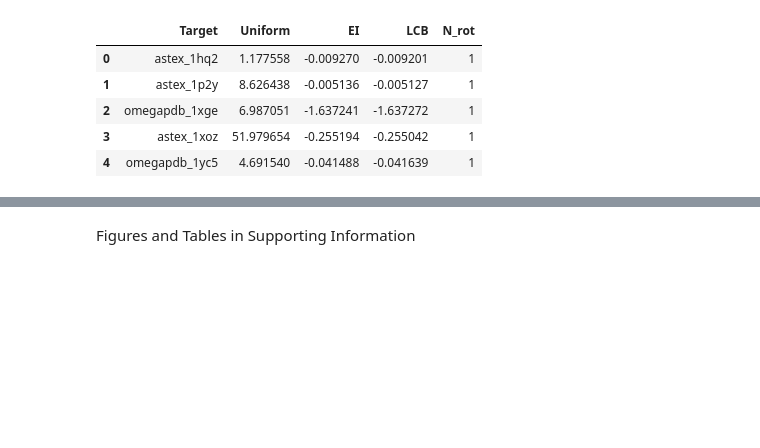
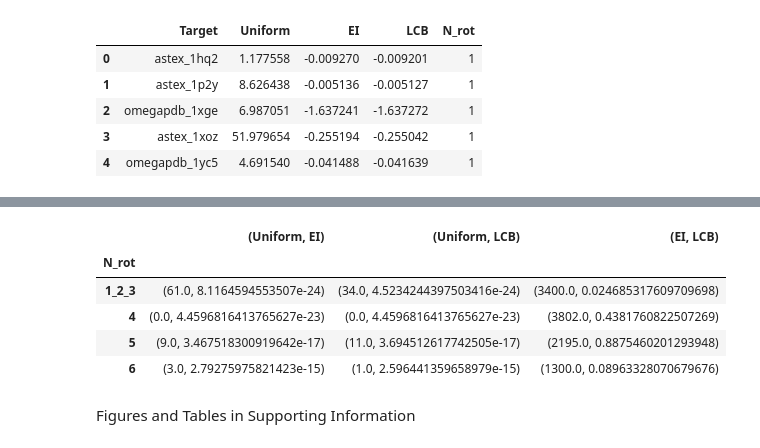
Before and after one commit to lucianlschan/Conformer-Geometry, a Jupyter notebook: Figures.ipynb, the cells around one changed output, grey strips where cells are left out. Drawn from its saved outputs; the diff is of its cells as text; code cells hidden in the pictures; blank space fills up the shorter version.

```diff
--- a/Figures.ipynb
+++ b/Figures.ipynb
@@ -200,3 +223,29 @@ Text(0.5,0,'Number of rotatable bonds')
+# %%
+# Wilcoxon Signed Rank Test (Energy Difference)
+methods = ["Uniform", "EI", "LCB"]
+method_pair = list(combinations(methods, 2))
+wilcox_output = []
+merge_one_to_three = pd.concat([energy_seed_321[0], energy_seed_321[1], energy_seed_321[2]], axis=0)
+energy_for_wilcox_test = [merge_one_to_three, energy_seed_321[3], energy_seed_321[4], energy_seed_321[5]]
+
+
+for item in energy_for_wilcox_test:
+    temp = list(map(lambda x: wilcoxon(item[x[0]], item[x[1]]), method_pair))
+    wilcox_output.append(temp)
+
+# Wilcoxon Signed Rank Test Table
+energy_table = pd.DataFrame(wilcox_output)
+energy_table.columns =  method_pair
+energy_table.index = ["1_2_3", "4", "5", "6"]
+energy_table.index.names = ["N_rot"]
+energy_table # (test statistics, p-value)
+# %% [output]
+|  | (Uniform, EI) | (Uniform, LCB) | (EI, LCB) |
+| N_rot |  |  |  |
+| 1_2_3 | (61.0, 8.1164594553507e-24) | (34.0, 4.5234244397503416e-24) | (3400.0, 0.024685317609709698) |
+| 4 | (0.0, 4.4596816413765627e-23) | (0.0, 4.4596816413765627e-23) | (3802.0, 0.4381760822507269) |
+| 5 | (9.0, 3.467518300919642e-17) | (11.0, 3.694512617742505e-17) | (2195.0, 0.8875460201293948) |
+| 6 | (3.0, 2.79275975821423e-15) | (1.0, 2.596441359658979e-15) | (1300.0, 0.08963328070679676) |
 # %% [markdown]
 Figures and Tables in Supporting Information
 # %%
```
Also changed, not shown: parts of 7 cells of this notebook, 1 other file.
